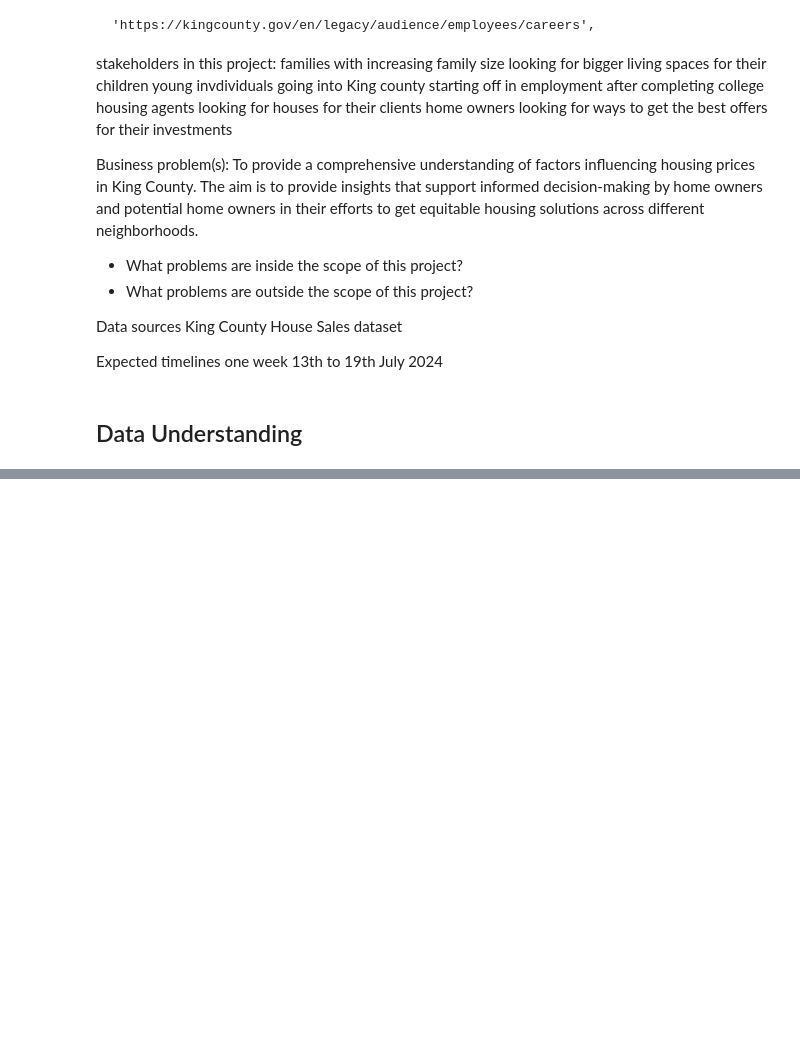
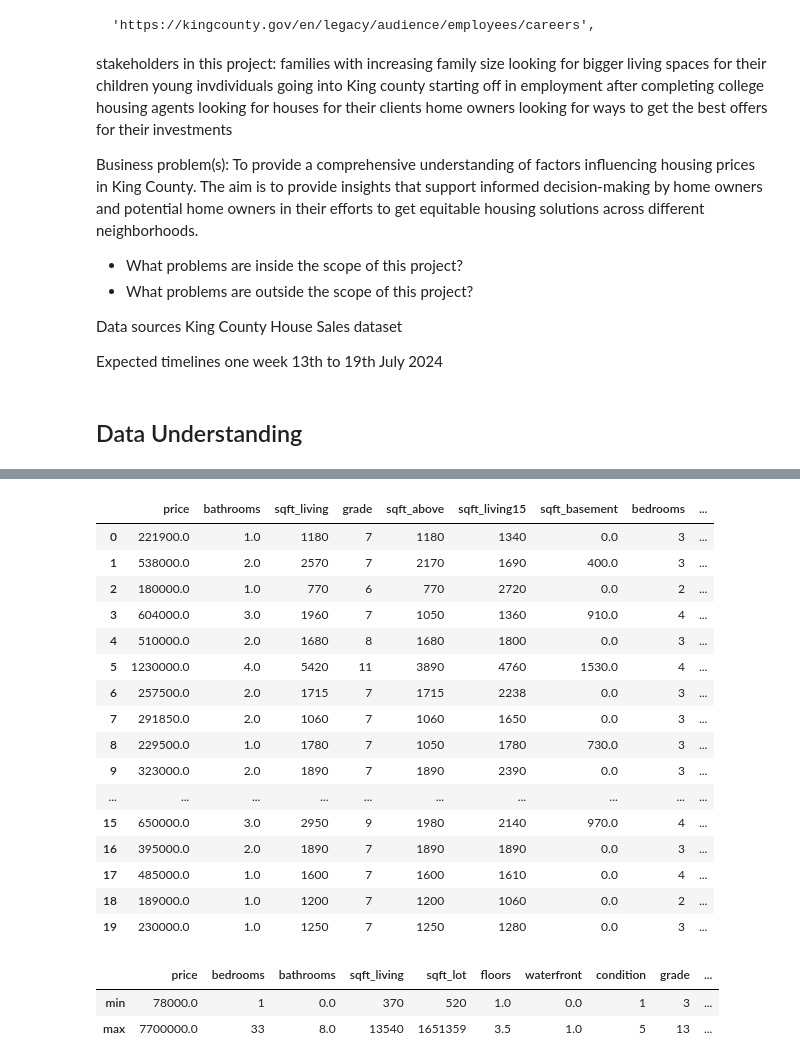
Before and after one commit to bourzat/group-2-phase-2-project, a Jupyter notebook: notebooks/kirui.ipynb, the cells around one changed output, grey strips where cells are left out. Drawn from its saved outputs; the diff is of its cells as text; code cells hidden in the pictures; blank space fills up the shorter version.

```diff
--- a/notebooks/kirui.ipynb
+++ b/notebooks/kirui.ipynb
@@ -125,0 +406,35 @@ Variables/ Column names:
+# %%
+# Exctracting relevant column for the analysis, all variables with correlation above 0.25
+
+rel_2_columns = ["price", "bathrooms", "sqft_living","grade", "sqft_above", "sqft_living15", "sqft_basement", "bedrooms", "waterfront", "floors"]
+
+# loading the columns to a dataframe for analysis
+rel_2_df = df[rel_2_columns]
+rel_2_df.head(20)
+# %% [output]
+|  | price | bathrooms | sqft_living | grade | sqft_above | sqft_living15 | sqft_basement | bedrooms | ... |
+| 0 | 221900.0 | 1.0 | 1180 | 7 | 1180 | 1340 | 0.0 | 3 | ... |
+| 1 | 538000.0 | 2.0 | 2570 | 7 | 2170 | 1690 | 400.0 | 3 | ... |
+| 2 | 180000.0 | 1.0 | 770 | 6 | 770 | 2720 | 0.0 | 2 | ... |
+| 3 | 604000.0 | 3.0 | 1960 | 7 | 1050 | 1360 | 910.0 | 4 | ... |
+| 4 | 510000.0 | 2.0 | 1680 | 8 | 1680 | 1800 | 0.0 | 3 | ... |
+| 5 | 1230000.0 | 4.0 | 5420 | 11 | 3890 | 4760 | 1530.0 | 4 | ... |
+| 6 | 257500.0 | 2.0 | 1715 | 7 | 1715 | 2238 | 0.0 | 3 | ... |
+| 7 | 291850.0 | 2.0 | 1060 | 7 | 1060 | 1650 | 0.0 | 3 | ... |
+| 8 | 229500.0 | 1.0 | 1780 | 7 | 1050 | 1780 | 730.0 | 3 | ... |
+| 9 | 323000.0 | 2.0 | 1890 | 7 | 1890 | 2390 | 0.0 | 3 | ... |
+| ... | ... | ... | ... | ... | ... | ... | ... | ... | ... |
+| 15 | 650000.0 | 3.0 | 2950 | 9 | 1980 | 2140 | 970.0 | 4 | ... |
+| 16 | 395000.0 | 2.0 | 1890 | 7 | 1890 | 1890 | 0.0 | 3 | ... |
+| 17 | 485000.0 | 1.0 | 1600 | 7 | 1600 | 1610 | 0.0 | 4 | ... |
+| 18 | 189000.0 | 1.0 | 1200 | 7 | 1200 | 1060 | 0.0 | 2 | ... |
+| 19 | 230000.0 | 1.0 | 1250 | 7 | 1250 | 1280 | 0.0 | 3 | ... |
+# %%
+# Statistical view to confirm the outliers plotted above
+#df.describe()
+min_max_summary = df.agg(['min', 'max'])
+min_max_summary
+# %% [output]
+|  | price | bedrooms | bathrooms | sqft_living | sqft_lot | floors | waterfront | condition | grade | ... |
+| min | 78000.0 | 1 | 0.0 | 370 | 520 | 1.0 | 0.0 | 1 | 3 | ... |
+| max | 7700000.0 | 33 | 8.0 | 13540 | 1651359 | 3.5 | 1.0 | 5 | 13 | ... |
```
Also changed, not shown: parts of 51 cells of this notebook.
